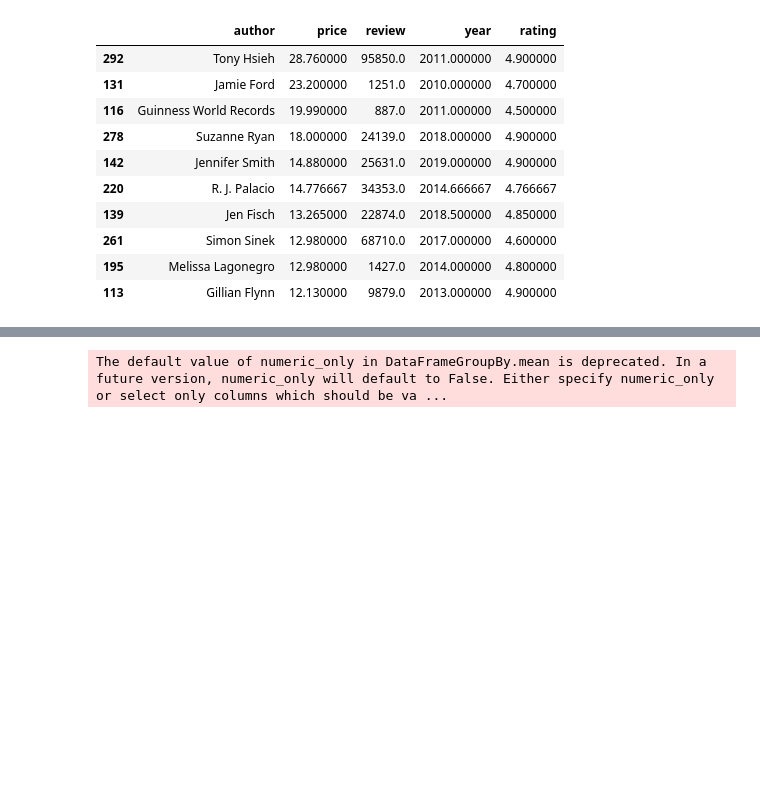
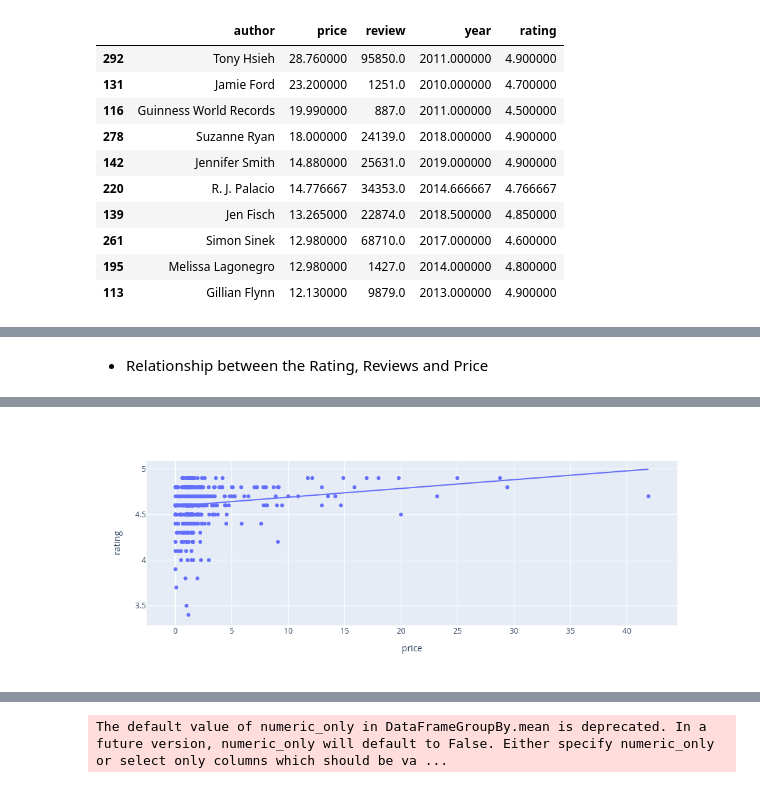
Before and after one commit to Michael-yousuf123/amazon-sales-analysis, a Jupyter notebook: notebook/amazon-notebook.ipynb, the cells around one changed output, grey strips where cells are left out. Drawn from its saved outputs; the diff is of its cells as text; code cells hidden in the pictures; blank space fills up the shorter version.

```diff
--- a/notebook/amazon-notebook.ipynb
+++ b/notebook/amazon-notebook.ipynb
@@ -199,4 +208,6 @@ fig.show()
+# %% [markdown]
+- Relationship between the Rating, Reviews and Price
 # %%
-fig = px.scatter(df, x="price", y="rating", trendline="ols")
-fig.show()
+fig = px.scatter(df, x="price", y="rating", trendline="ols", width = 1000, height=400)
+fig.show(renderer = 'png')
 # %% [output]
@@ -204 +214,2 @@ fig.show()
+[figure, added]
 # %%
```
Also changed, not shown: parts of 30 cells of this notebook, 1 other file.
